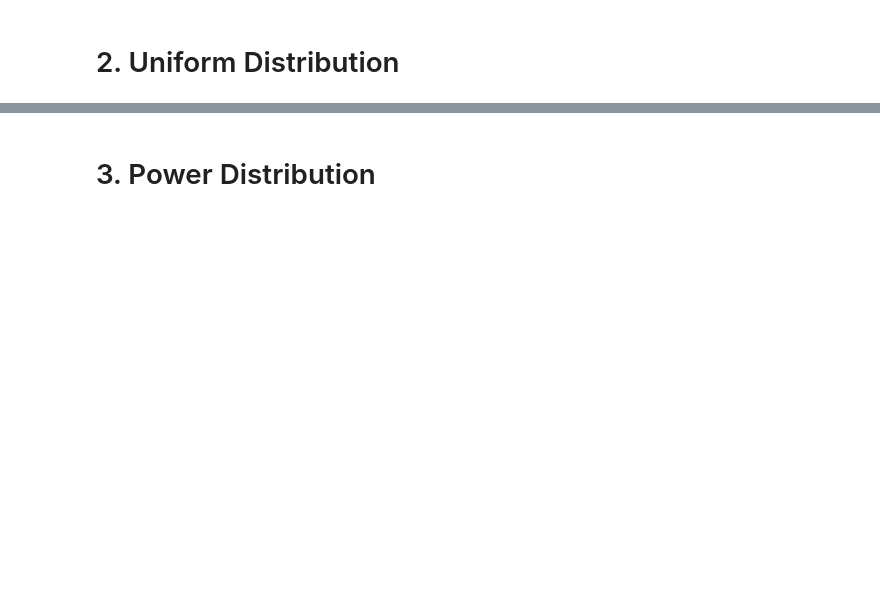
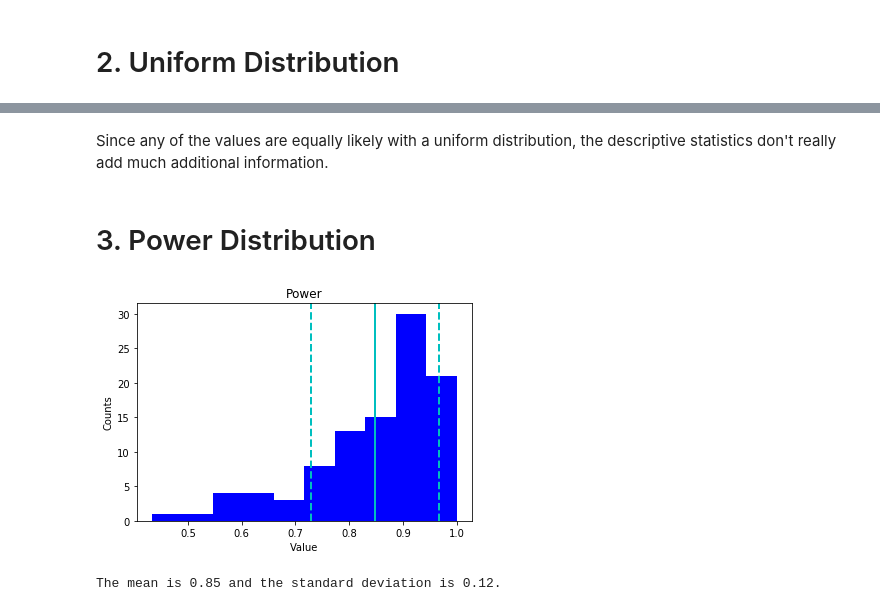
Before and after one commit to cbevis/Thinkful_Unit3_Statistics, a Jupyter notebook: U3_L3_P4_Descriptive_Statistics.ipynb, the cells around one changed output, grey strips where cells are left out. Drawn from its saved outputs; the diff is of its cells as text; code cells hidden in the pictures; blank space fills up the shorter version.

Commit message:
Additional Questions Answered

```diff
--- a/U3_L3_P4_Descriptive_Statistics.ipynb
+++ b/U3_L3_P4_Descriptive_Statistics.ipynb
@@ -45,2 +52,12 @@ plt.axvline(mean_uniform - std_uniform, color='c', linewidth=2, linestyle='dashe
+# %% [markdown]
+Since any of the values are equally likely with a uniform distribution, the descriptive statistics don't really add much additional information.
 # %% [markdown]
 # 3. Power Distribution
+# %%
+# Initialize power distribution with a = 5
+power = np.random.power(5, size)
+
+plot_distribution(power, 'Power')
+# %% [output]
+[figure, added]
+The mean is 0.85 and the standard deviation is 0.12.
```
Also changed, not shown: parts of 23 cells of this notebook.
